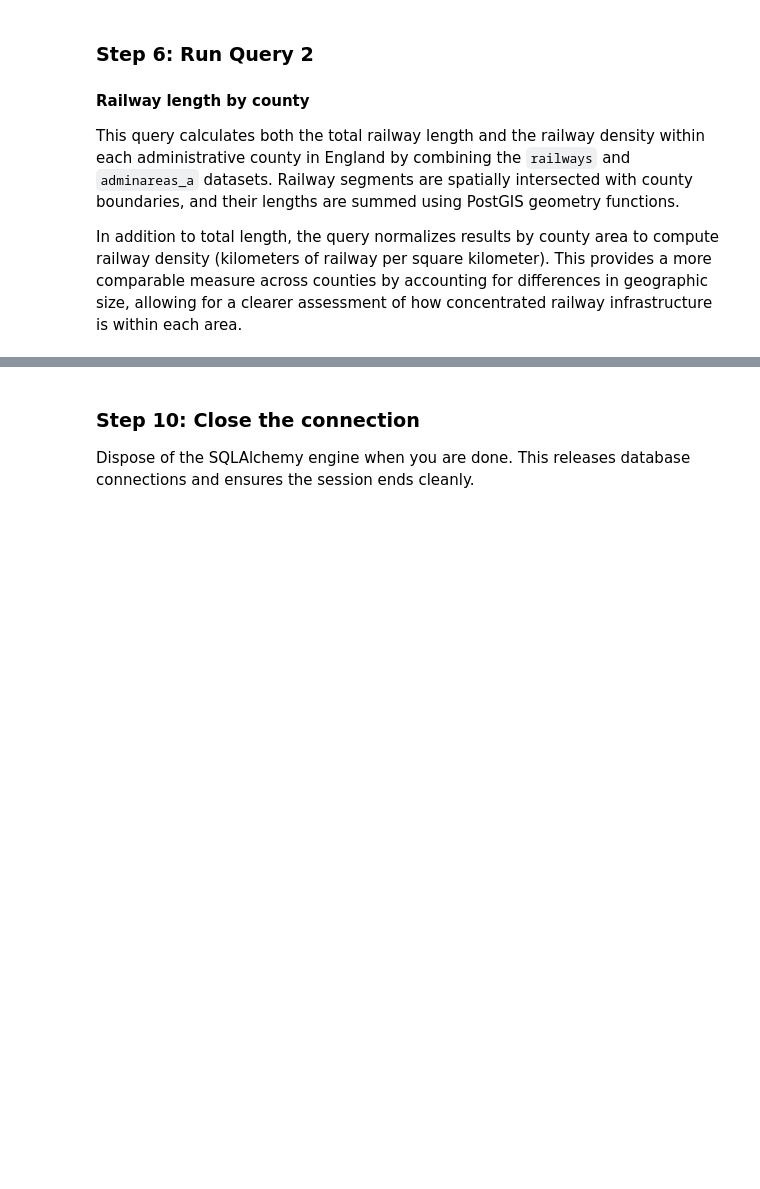
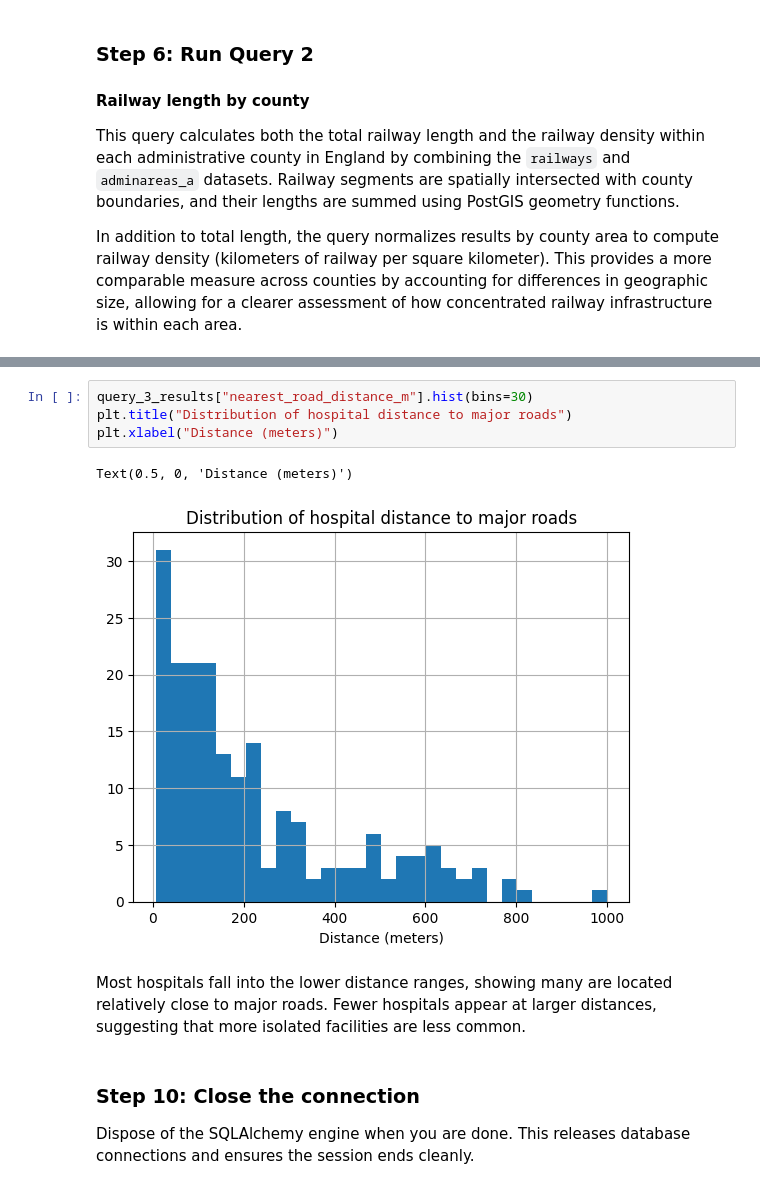
Before and after one commit to kalishaweidemann/gist604b-osm-postgis-sp26, a Jupyter notebook: notebooks/osm_postgis_england.ipynb, the cells around one changed output, grey strips where cells are left out. Drawn from its saved outputs; the diff is of its cells as text; blank space fills up the shorter version.

```diff
--- a/notebooks/osm_postgis_england.ipynb
+++ b/notebooks/osm_postgis_england.ipynb
@@ -413,3 +447,12 @@ plt.show()
+# %%
+query_3_results["nearest_road_distance_m"].hist(bins=30)
+plt.title("Distribution of hospital distance to major roads")
+plt.xlabel("Distance (meters)")
+# %% [output]
+Text(0.5, 0, 'Distance (meters)')
+[figure, added]
+# %% [markdown]
+Most hospitals fall into the lower distance ranges, showing many are located relatively close to major roads. Fewer hospitals appear at larger distances, suggesting that more isolated facilities are less common.
 # %% [markdown]
 ### Step 10: Close the connection
 
```
Also changed, not shown: parts of 15 cells of this notebook.
